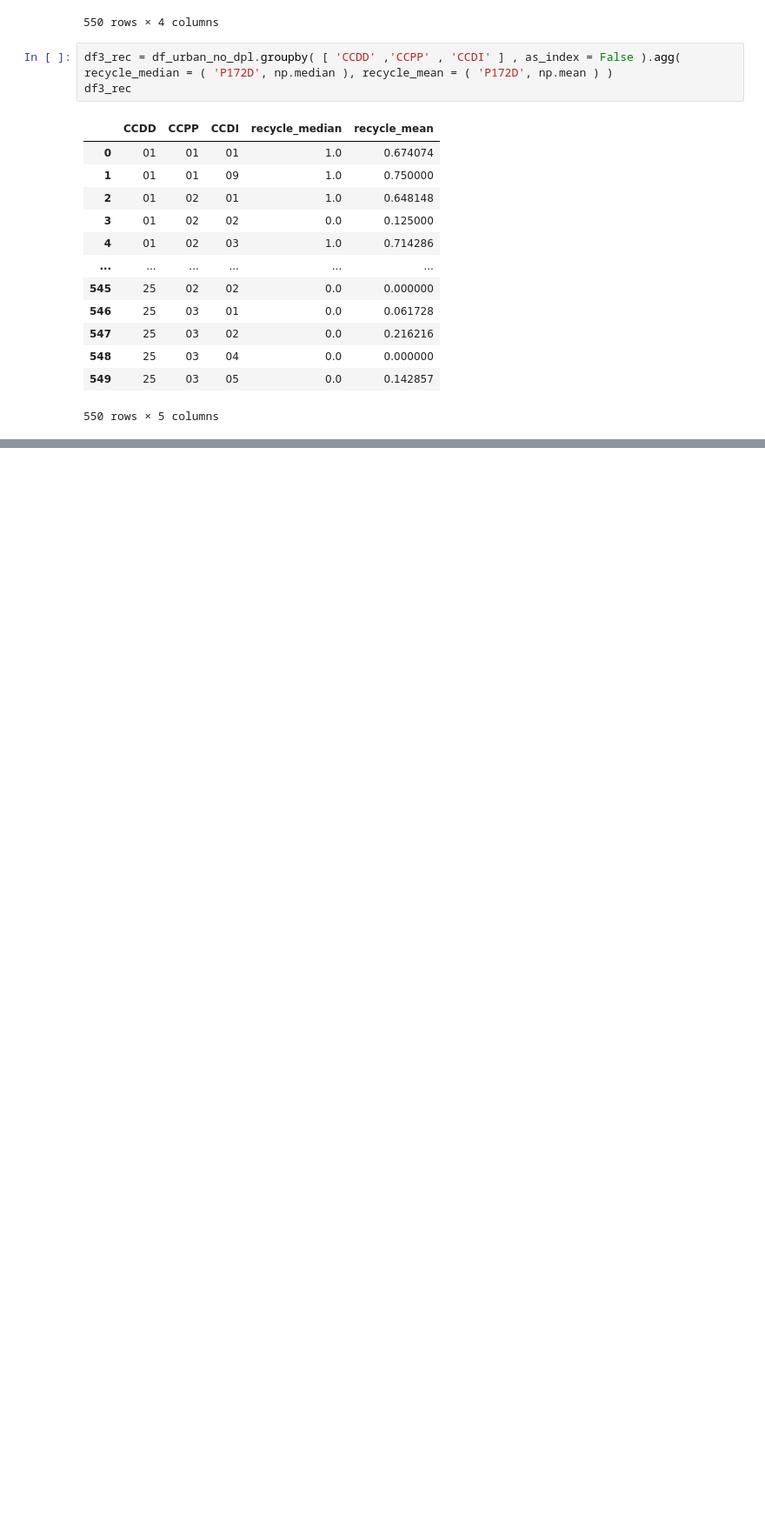
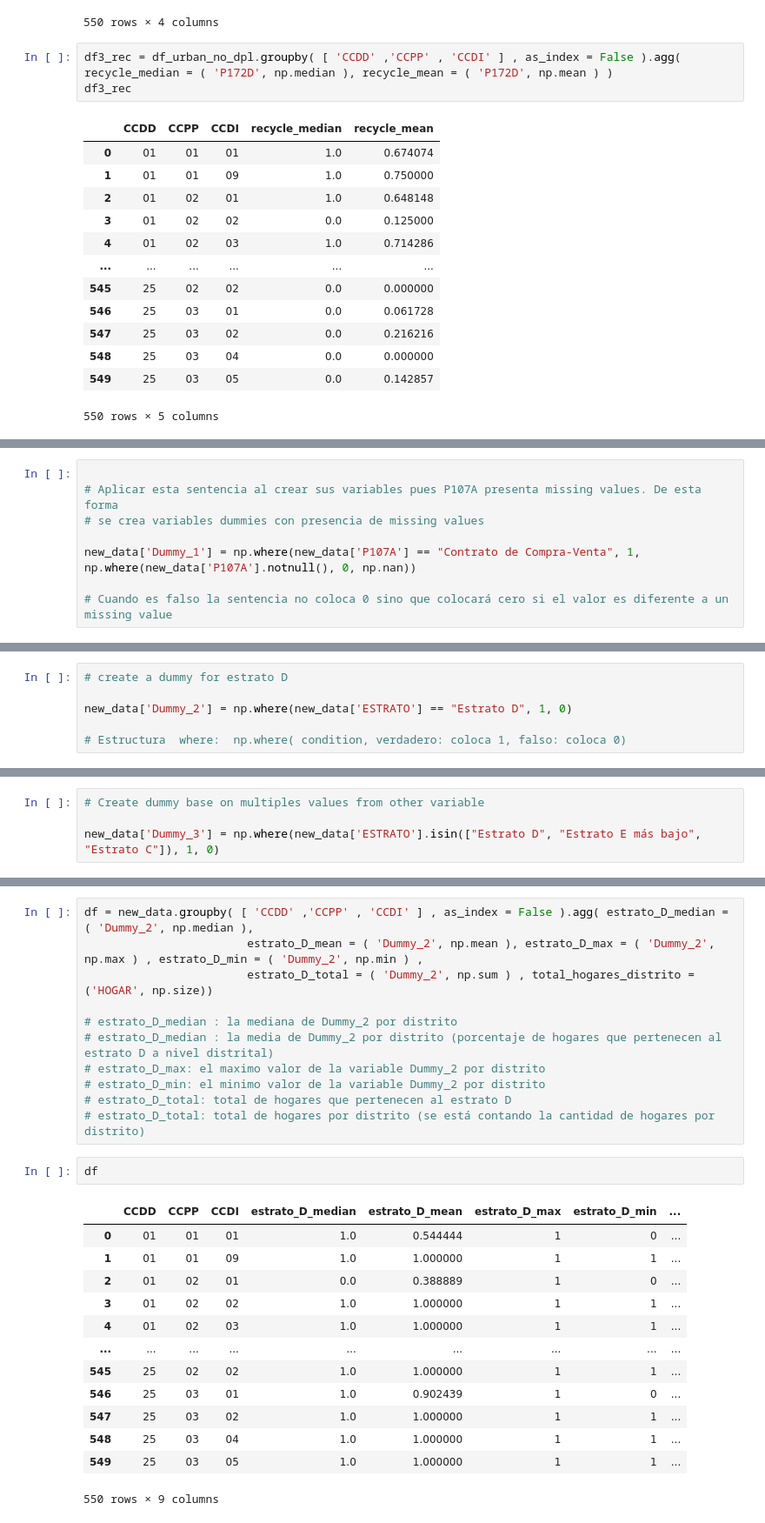
Before and after one commit to Robertopucp/1ECO35_R_PYTHON, a Jupyter notebook: Laboratorios/Lab4/Lab42_python.ipynb, the cells around one changed output, grey strips where cells are left out. Shown at 87% size. Drawn from its saved outputs; the diff is of its cells as text; blank space fills up the shorter version.

```diff
--- a/Laboratorios/Lab4/Lab42_python.ipynb
+++ b/Laboratorios/Lab4/Lab42_python.ipynb
@@ -539,0 +554,8 @@ new_data          DataFrame           PER  ANIO MES CONG<...>24347 rows x 491 co
+# %%
+
+# Aplicar esta sentencia al crear sus variables pues P107A presenta missing values. De esta forma
+# se crea variables dummies con presencia de missing values
+
+new_data['Dummy_1'] = np.where(new_data['P107A'] == "Contrato de Compra-Venta", 1, np.where(new_data['P107A'].notnull(), 0, np.nan))
+
+# Cuando es falso la sentencia no coloca 0 sino que colocará cero si el valor es diferente a un missing value
@@ -539,0 +585,6 @@ new_data          DataFrame           PER  ANIO MES CONG<...>24347 rows x 491 co
+# %%
+# create a dummy for estrato D
+
+new_data['Dummy_2'] = np.where(new_data['ESTRATO'] == "Estrato D", 1, 0)
+
+# Estructura  where:  np.where( condition, verdadero: coloca 1, falso: coloca 0)
@@ -539,0 +597,4 @@ new_data          DataFrame           PER  ANIO MES CONG<...>24347 rows x 491 co
+# %%
+# Create dummy base on multiples values from other variable
+
+new_data['Dummy_3'] = np.where(new_data['ESTRATO'].isin(["Estrato D", "Estrato E más bajo", "Estrato C"]), 1, 0)
@@ -539,0 +607,27 @@ new_data          DataFrame           PER  ANIO MES CONG<...>24347 rows x 491 co
+# %%
+df = new_data.groupby( [ 'CCDD' ,'CCPP' , 'CCDI' ] , as_index = False ).agg( estrato_D_median = ( 'Dummy_2', np.median ),
+                        estrato_D_mean = ( 'Dummy_2', np.mean ), estrato_D_max = ( 'Dummy_2', np.max ) , estrato_D_min = ( 'Dummy_2', np.min ) ,
+                        estrato_D_total = ( 'Dummy_2', np.sum ) , total_hogares_distrito = ('HOGAR', np.size))
+
+# estrato_D_median : la mediana de Dummy_2 por distrito
+# estrato_D_median : la media de Dummy_2 por distrito (porcentaje de hogares que pertenecen al estrato D a nivel distrital)
+# estrato_D_max: el maximo valor de la variable Dummy_2 por distrito
+# estrato_D_min: el minimo valor de la variable Dummy_2 por distrito
+# estrato_D_total: total de hogares que pertenecen al estrato D
+# estrato_D_total: total de hogares por distrito (se está contando la cantidad de hogares por distrito)
+# %%
+df
+# %% [output]
+|  | CCDD | CCPP | CCDI | estrato_D_median | estrato_D_mean | estrato_D_max | estrato_D_min | ... |
+| 0 | 01 | 01 | 01 | 1.0 | 0.544444 | 1 | 0 | ... |
+| 1 | 01 | 01 | 09 | 1.0 | 1.000000 | 1 | 1 | ... |
+| 2 | 01 | 02 | 01 | 0.0 | 0.388889 | 1 | 0 | ... |
+| 3 | 01 | 02 | 02 | 1.0 | 1.000000 | 1 | 1 | ... |
+| 4 | 01 | 02 | 03 | 1.0 | 1.000000 | 1 | 1 | ... |
+| ... | ... | ... | ... | ... | ... | ... | ... | ... |
+| 545 | 25 | 02 | 02 | 1.0 | 1.000000 | 1 | 1 | ... |
+| 546 | 25 | 03 | 01 | 1.0 | 0.902439 | 1 | 0 | ... |
+| 547 | 25 | 03 | 02 | 1.0 | 1.000000 | 1 | 1 | ... |
+| 548 | 25 | 03 | 04 | 1.0 | 1.000000 | 1 | 1 | ... |
+| 549 | 25 | 03 | 05 | 1.0 | 1.000000 | 1 | 1 | ... |
+550 rows × 9 columns
```
Also changed, not shown: parts of 17 cells of this notebook, 3 other files.
